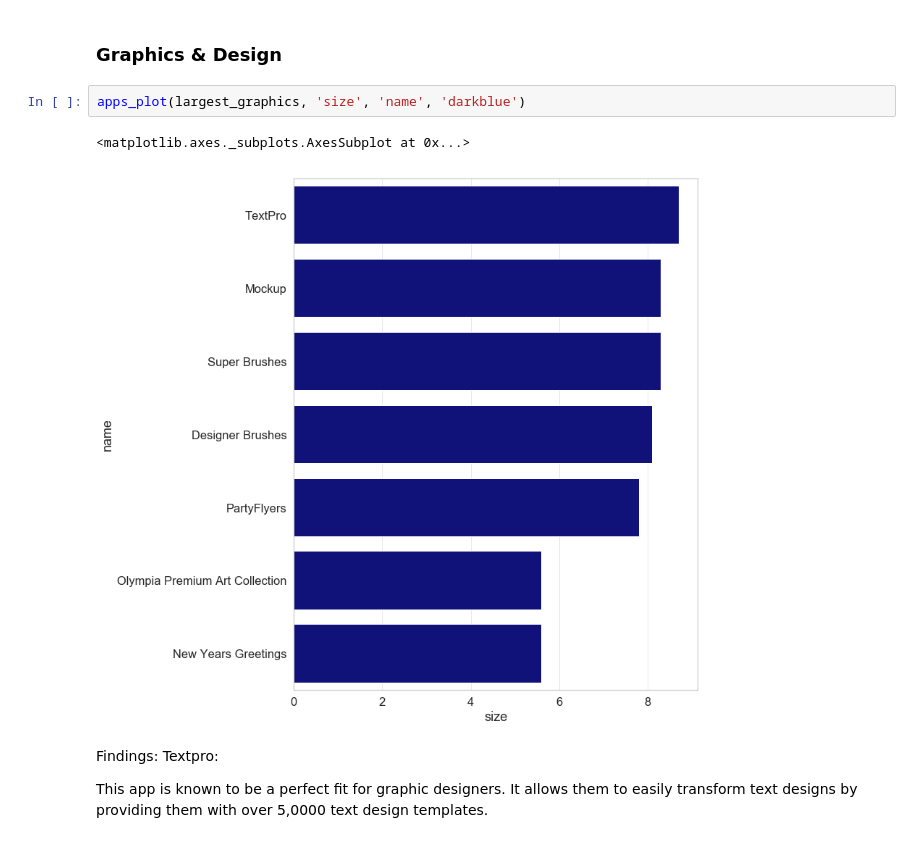
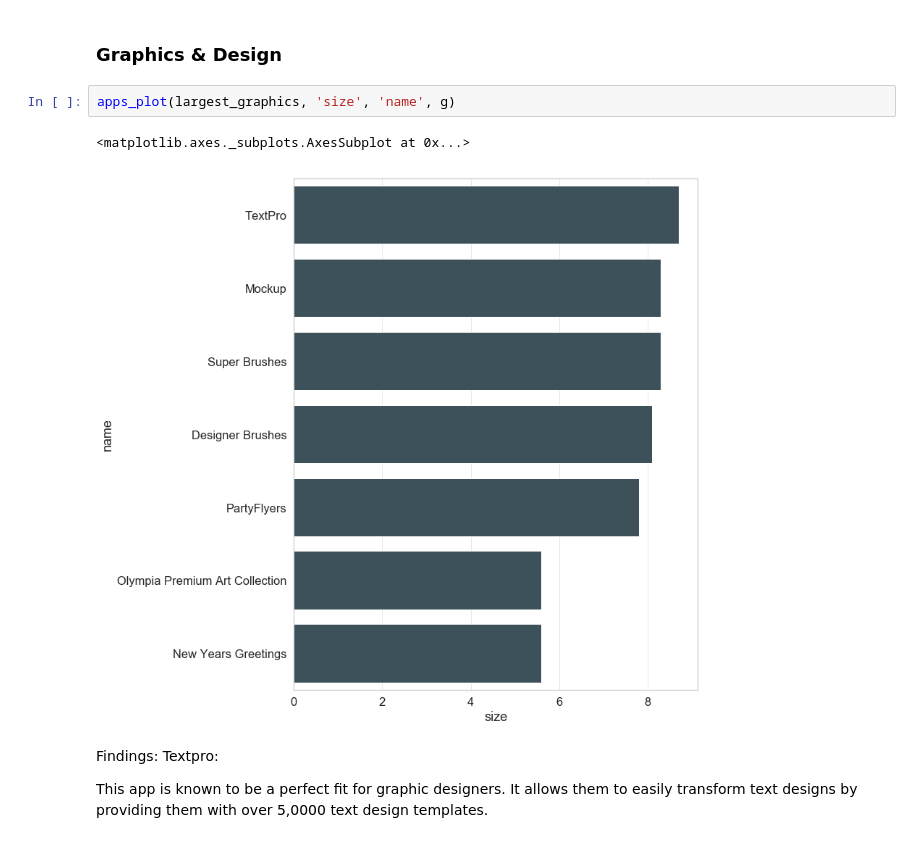
Before and after one commit to drucilal/Scraping_AppleMac_Store, a Jupyter notebook: Mac_EDA.ipynb, the cells around one changed output. Saved outputs shown, nothing was run; the diff lists cells and outputs as text.

```diff
--- a/Mac_EDA.ipynb
+++ b/Mac_EDA.ipynb
@@ -76,10 +76,10 @@ Findings:
 # %% [markdown]
 ### Graphics & Design
 # %%
-apps_plot(largest_graphics, 'size', 'name', 'darkblue')
+apps_plot(largest_graphics, 'size', 'name', g)
 # %% [output]
 <matplotlib.axes._subplots.AxesSubplot at 0x...>
-[figure, old version]
+[figure, new version]
 # %% [markdown]
 Findings: Textpro:
 
```
Also changed, not shown: parts of 38 cells of this notebook, 2 other files.
